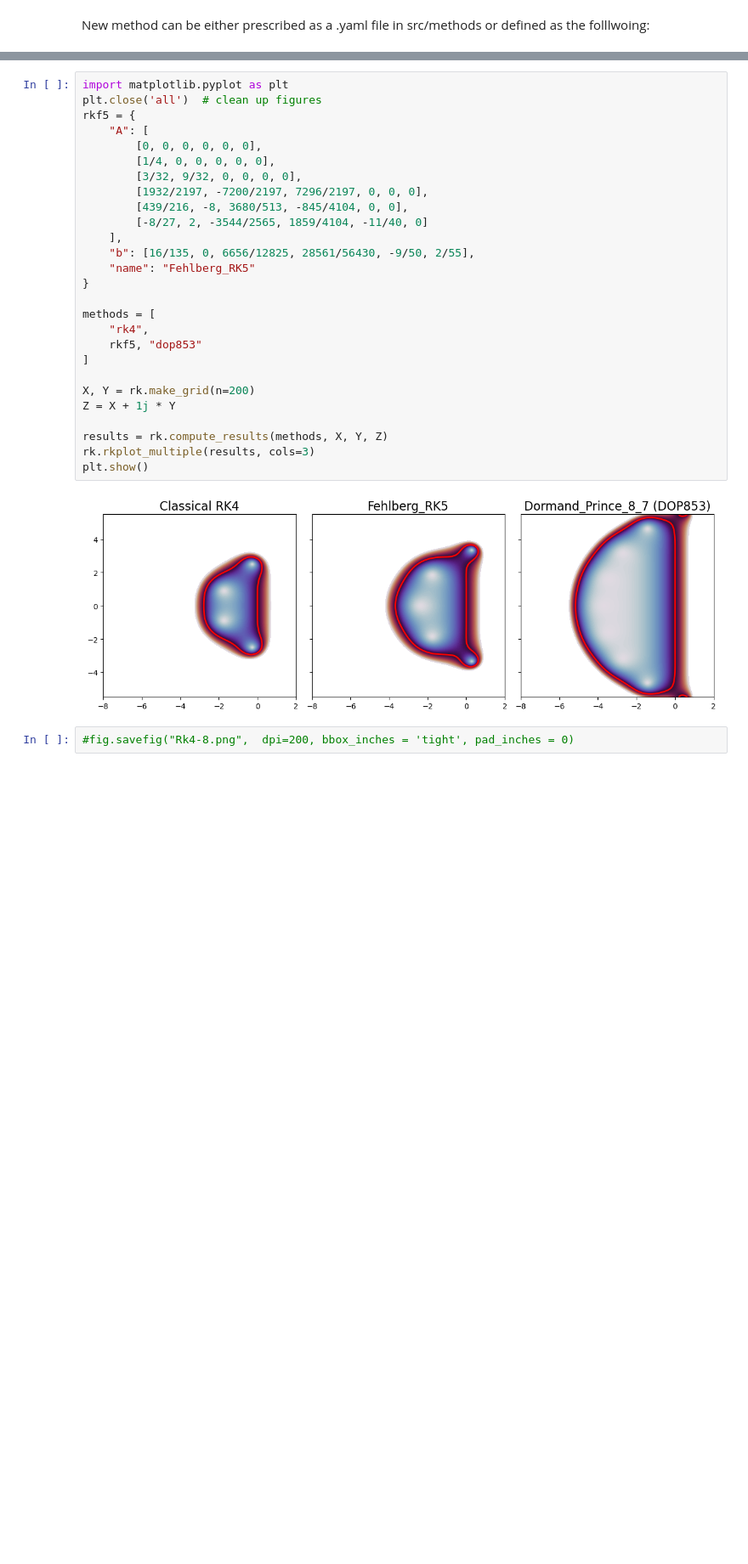
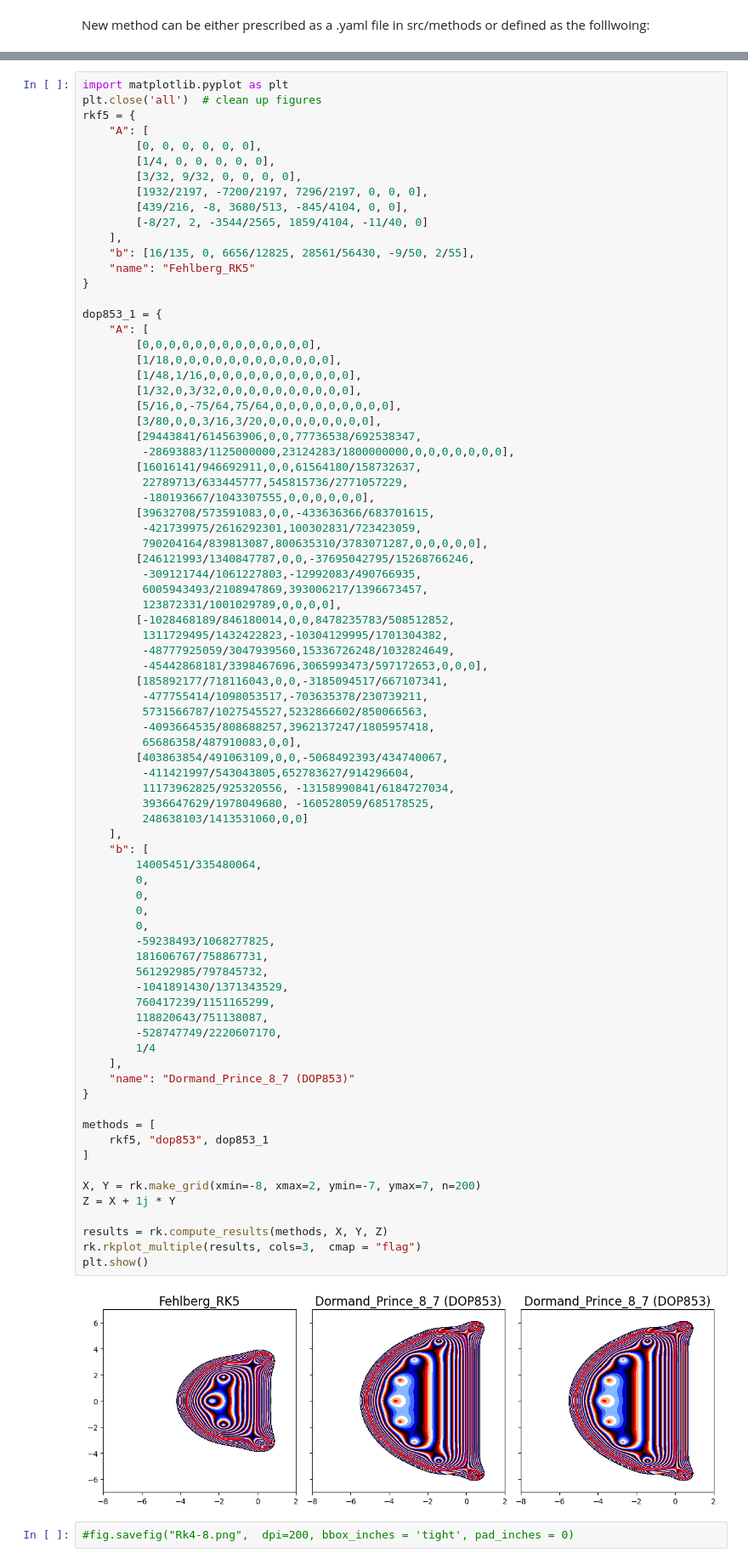
Before and after one commit to hardware-numerics/rk-stability-explorer, a Jupyter notebook: notebooks/rk-basic-tutorial.ipynb, the cells around one changed output, grey strips where cells are left out. Shown at 85% size. Drawn from its saved outputs; the diff is of its cells as text; blank space fills up the shorter version.

```diff
--- a/notebooks/rk-basic-tutorial.ipynb
+++ b/notebooks/rk-basic-tutorial.ipynb
@@ -274,31 +274,83 @@ plt.show()
 # %%
 import matplotlib.pyplot as plt
 plt.close('all')  # clean up figures
 rkf5 = {
     "A": [
         [0, 0, 0, 0, 0, 0],
         [1/4, 0, 0, 0, 0, 0],
         [3/32, 9/32, 0, 0, 0, 0],
         [1932/2197, -7200/2197, 7296/2197, 0, 0, 0],
         [439/216, -8, 3680/513, -845/4104, 0, 0],
         [-8/27, 2, -3544/2565, 1859/4104, -11/40, 0]
     ],
     "b": [16/135, 0, 6656/12825, 28561/56430, -9/50, 2/55],
     "name": "Fehlberg_RK5"
 }
 
+dop853_1 = {
+    "A": [
+        [0,0,0,0,0,0,0,0,0,0,0,0,0],
+        [1/18,0,0,0,0,0,0,0,0,0,0,0,0],
+        [1/48,1/16,0,0,0,0,0,0,0,0,0,0,0],
+        [1/32,0,3/32,0,0,0,0,0,0,0,0,0,0],
+        [5/16,0,-75/64,75/64,0,0,0,0,0,0,0,0,0],
+        [3/80,0,0,3/16,3/20,0,0,0,0,0,0,0,0],
+        [29443841/614563906,0,0,77736538/692538347,
+         -28693883/1125000000,23124283/1800000000,0,0,0,0,0,0,0],
+        [16016141/946692911,0,0,61564180/158732637,
+         22789713/633445777,545815736/2771057229,
+         -180193667/1043307555,0,0,0,0,0,0],
+        [39632708/573591083,0,0,-433636366/683701615,
+         -421739975/2616292301,100302831/723423059,
+         790204164/839813087,800635310/3783071287,0,0,0,0,0],
+        [246121993/1340847787,0,0,-37695042795/15268766246,
+         -309121744/1061227803,-12992083/490766935,
+         6005943493/2108947869,393006217/1396673457,
+         123872331/1001029789,0,0,0,0],
+        [-1028468189/846180014,0,0,8478235783/508512852,
+         1311729495/1432422823,-10304129995/1701304382,
+         -48777925059/3047939560,15336726248/1032824649,
+         -45442868181/3398467696,3065993473/597172653,0,0,0],
+        [185892177/718116043,0,0,-3185094517/667107341,
+         -477755414/1098053517,-703635378/230739211,
+         5731566787/1027545527,5232866602/850066563,
+         -4093664535/808688257,3962137247/1805957418,
+         65686358/487910083,0,0],
+        [403863854/491063109,0,0,-5068492393/434740067,
+         -411421997/543043805,652783627/914296604,
+         11173962825/925320556, -13158990841/6184727034,
+         3936647629/1978049680, -160528059/685178525,
+         248638103/1413531060,0,0]
+    ],
+    "b": [
+        14005451/335480064,
+        0,
+        0,
+        0,
+        0,
+        -59238493/1068277825,
+        181606767/758867731,
+        561292985/797845732,
+        -1041891430/1371343529,
+        760417239/1151165299,
+        118820643/751138087,
+        -528747749/2220607170,
+        1/4
+    ],
+    "name": "Dormand_Prince_8_7 (DOP853)"
+}
+
 methods = [
-    "rk4",
-    rkf5, "dop853"
+    rkf5, "dop853", dop853_1
 ]
 
-X, Y = rk.make_grid(n=200)
+X, Y = rk.make_grid(xmin=-8, xmax=2, ymin=-7, ymax=7, n=200)
 Z = X + 1j * Y
 
 results = rk.compute_results(methods, X, Y, Z)
-rk.rkplot_multiple(results, cols=3)
+rk.rkplot_multiple(results, cols=3,  cmap = "flag")
 plt.show()
 # %% [output]
-[figure, old version]
+[figure, new version]
 # %%
 #fig.savefig("Rk4-8.png",  dpi=200, bbox_inches = 'tight', pad_inches = 0)
```
Also changed, not shown: 6 other files.
